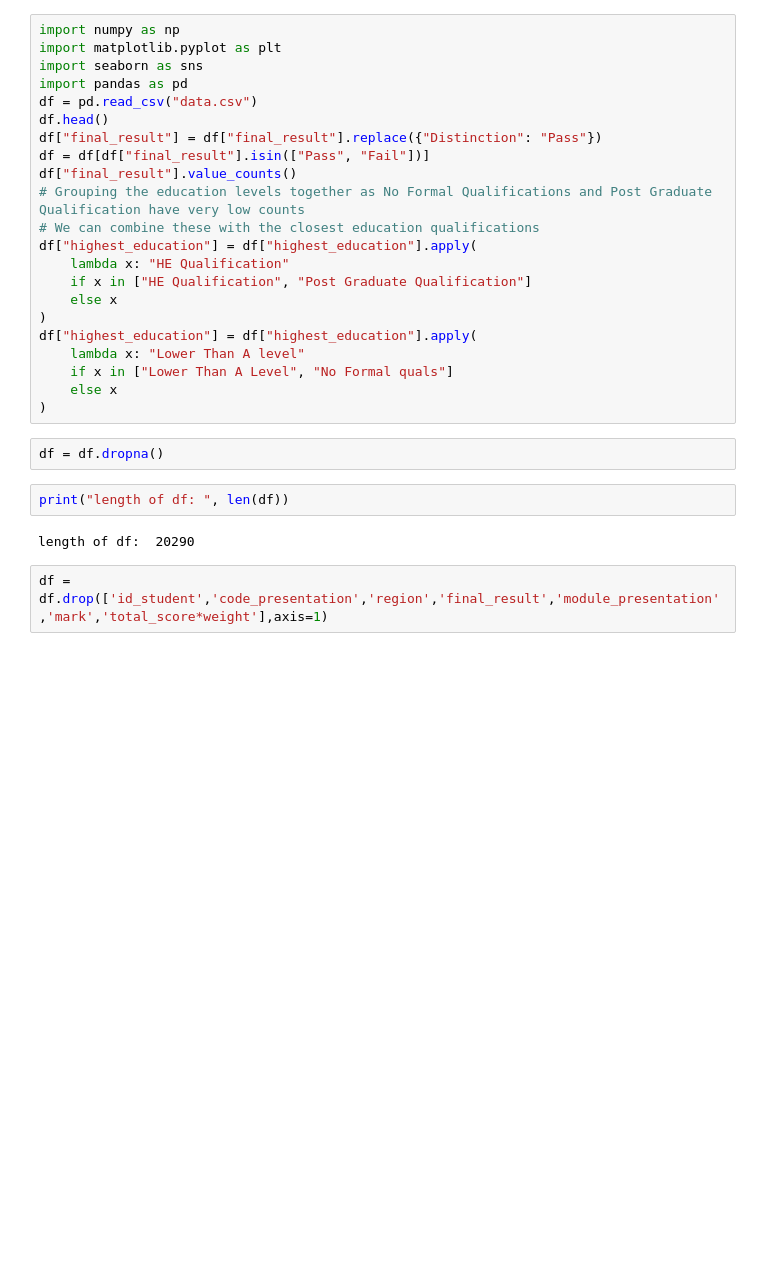
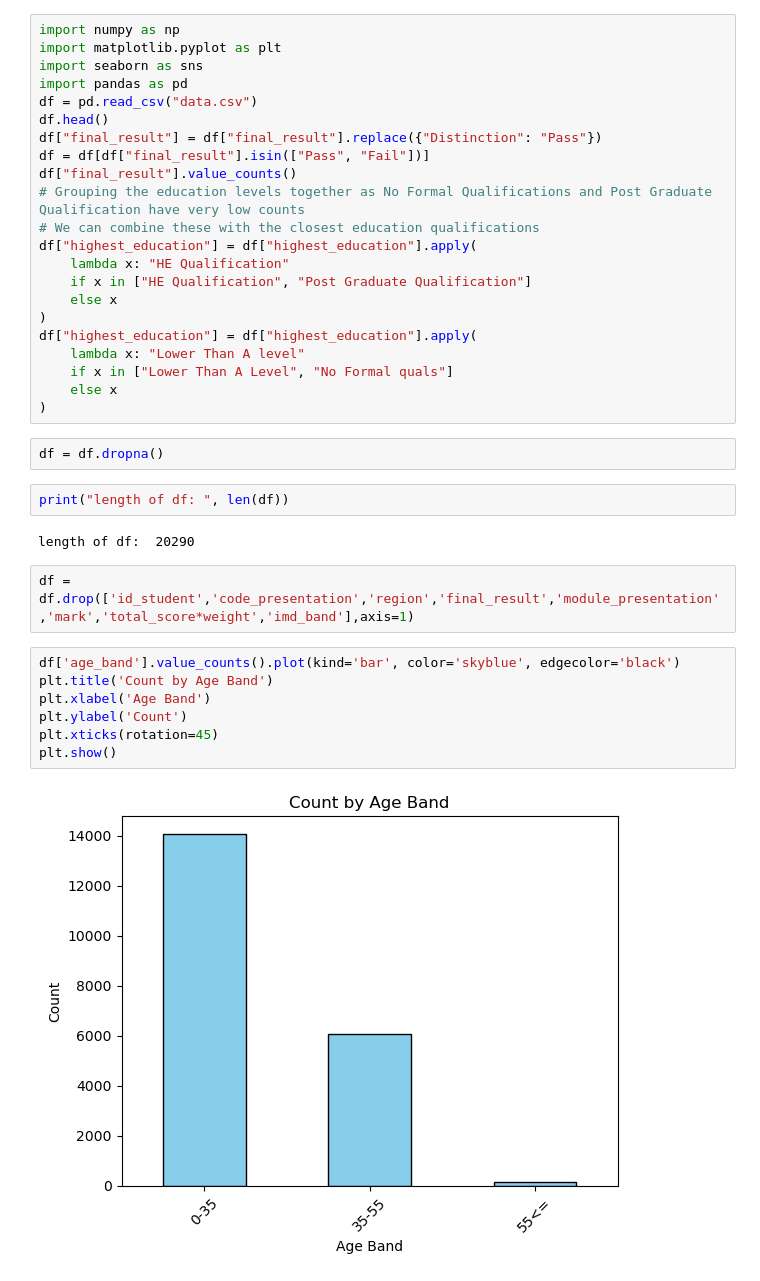
Before and after one commit to unknown-eps/bayesian_project, a Jupyter notebook: regression_task.ipynb, the cells around one changed output. Saved outputs shown, nothing was run; the diff lists cells and outputs as text; blank space fills up the shorter version.

```diff
--- a/regression_task.ipynb
+++ b/regression_task.ipynb
@@ -27,4 +27,13 @@ print("length of df: ", len(df))
 # %% [output]
 length of df:  20290
 # %%
-df = df.drop(['id_student','code_presentation','region','final_result','module_presentation','mark','total_score*weight'],axis=1)
+df = df.drop(['id_student','code_presentation','region','final_result','module_presentation','mark','total_score*weight','imd_band'],axis=1)
+# %%
+df['age_band'].value_counts().plot(kind='bar', color='skyblue', edgecolor='black')
+plt.title('Count by Age Band')
+plt.xlabel('Age Band')
+plt.ylabel('Count')
+plt.xticks(rotation=45)
+plt.show()
+# %% [output]
+[figure, added]
```
Also changed, not shown: parts of 10 cells of this notebook.
